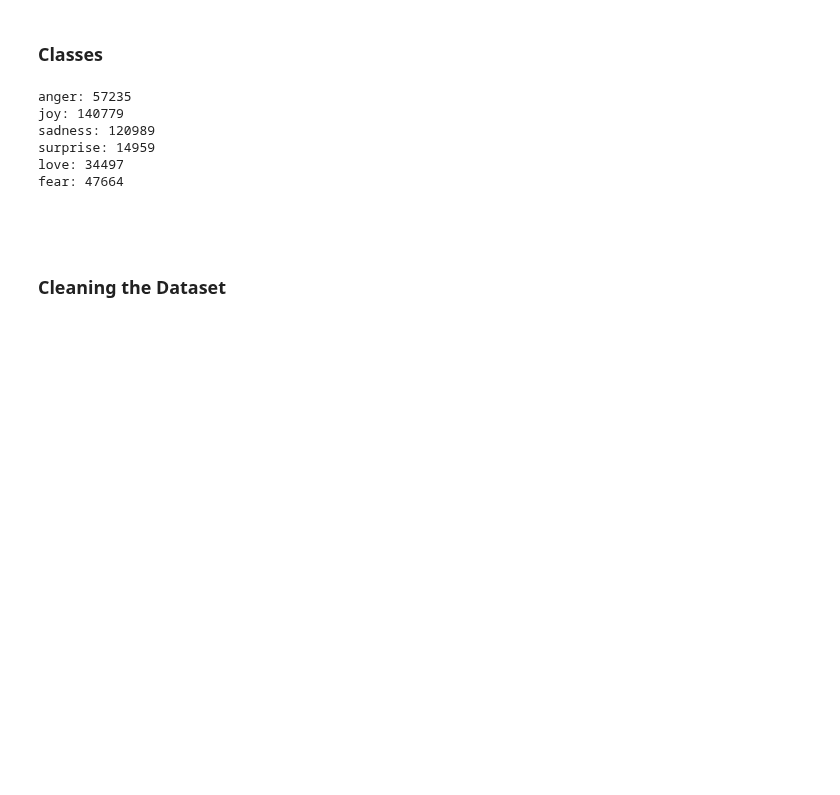
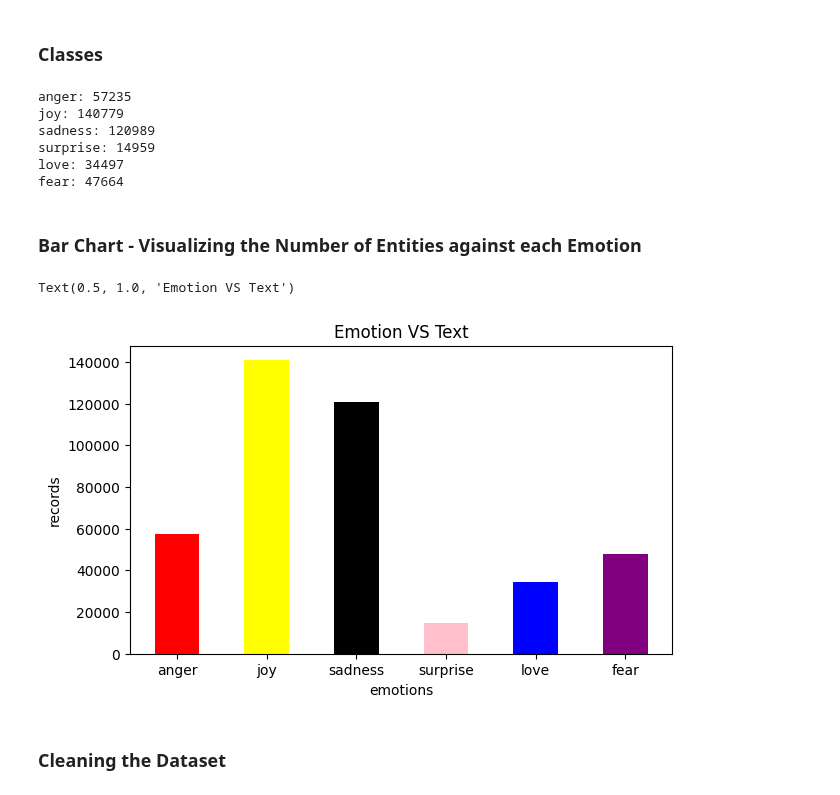
Before and after one commit to adan35/AiDreams, a Jupyter notebook: emotion_detector.ipynb, the cells around one changed output. Cells and saved outputs as stored; diff of their text form; code cells hidden in the pictures; blank space fills up the shorter version.

Commit message:
bar plot

```diff
--- a/emotion_detector.ipynb
+++ b/emotion_detector.ipynb
@@ -155,12 +155,18 @@ sadness = y[y == 'sadness']
 surprise = y[y == 'surprise']
 love = y[y == 'love']
 fear = y[y == 'fear']
-print("anger:", anger.count())
-print("joy:", joy.count())
-print("sadness:", sadness.count())
-print("surprise:", surprise.count())
-print("love:", love.count())
-print("fear:", fear.count())
+anger_count = anger.count()
+joy_count = joy.count()
+sadness_count = sadness.count()
+surprise_count = surprise.count()
+love_count = love.count()
+fear_count = fear.count()
+print("anger:", anger_count)
+print("joy:", joy_count)
+print("sadness:", sadness_count)
+print("surprise:", surprise_count)
+print("love:", love_count)
+print("fear:", fear_count)
 # %% [output]
 anger: 57235
 joy: 140779
@@ -168,8 +174,20 @@ sadness: 120989
 surprise: 14959
 love: 34497
 fear: 47664
-# %% [markdown]
-###
+# %% [markdown]
+### Bar Chart - Visualizing the Number of Entities against each Emotion
+# %%
+counts = [anger_count, joy_count, sadness_count, surprise_count, love_count, fear_count]
+labels = ['anger', 'joy', 'sadness', 'surprise', 'love', 'fear']
+colors = ['red', 'yellow', 'black', 'pink', 'blue', 'purple']
+fig = plt.figure(figsize = (7, 4))
+plt.bar(labels, counts, color=colors, width = 0.5)
+plt.xlabel('emotions')
+plt.ylabel('records')
+plt.title('Emotion VS Text')
+# %% [output]
+Text(0.5, 1.0, 'Emotion VS Text')
+[figure, added]
 # %% [markdown]
 ### Cleaning the Dataset
 # %%
```
